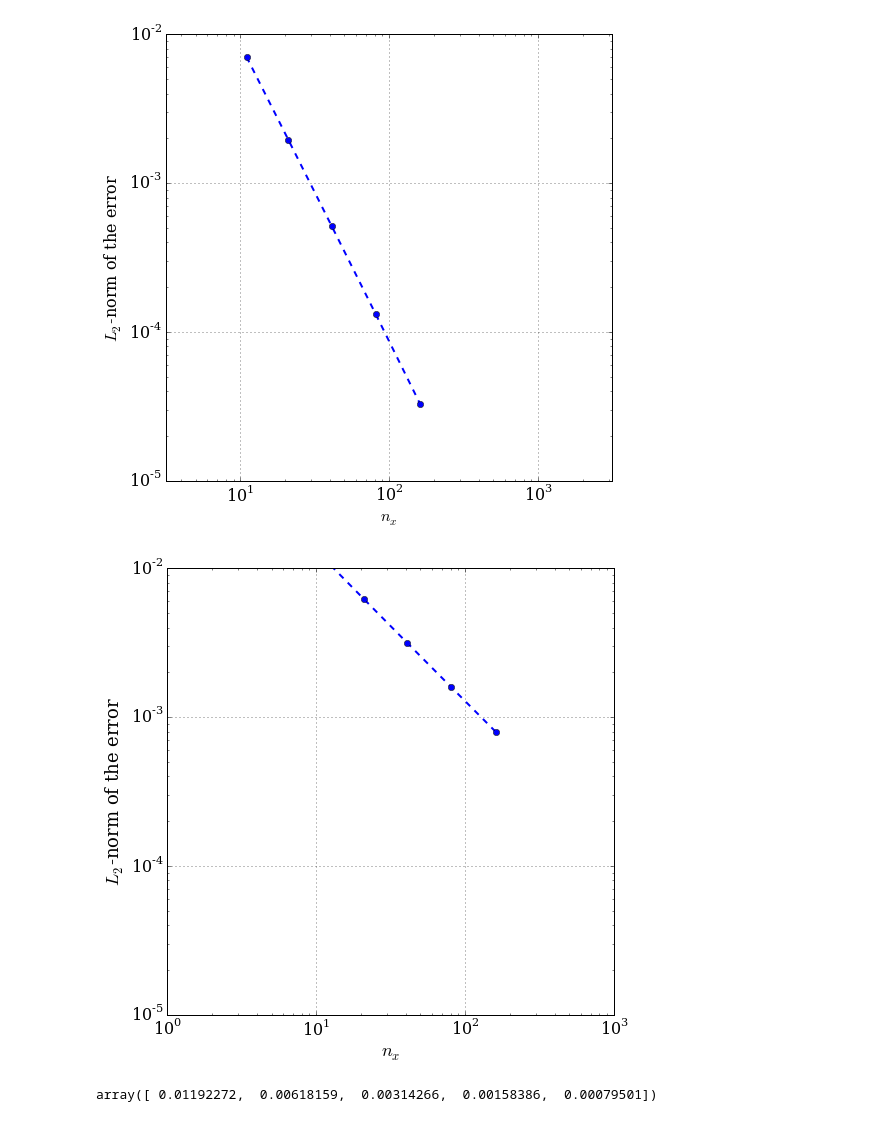
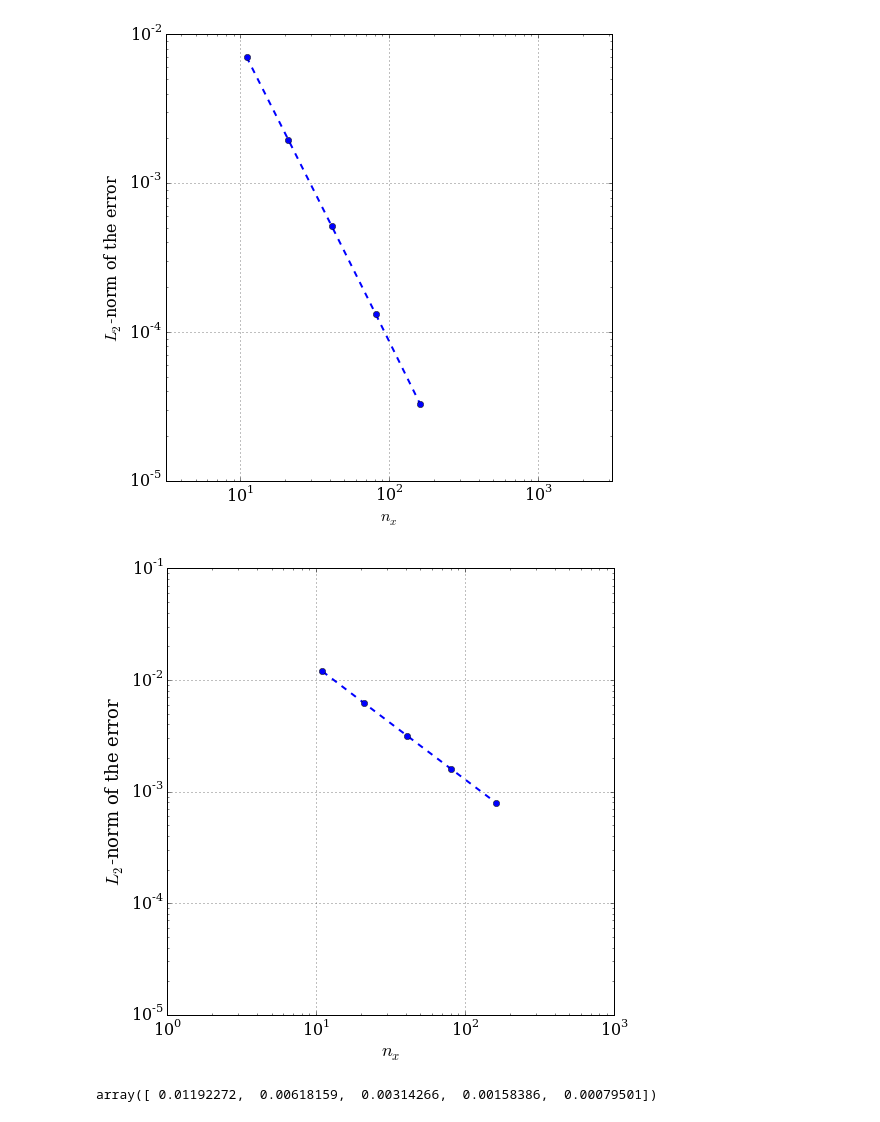
Before and after one commit to rbds/Numerical_Methods_working_folder, a Jupyter notebook: lessons/04_spreadout/04_05_Spreading_out_Solutions.ipynb, the cells around one changed output. Cells and saved outputs as stored; diff of their text form; code cells hidden in the pictures.

```diff
--- a/lessons/04_spreadout/04_05_Spreading_out_Solutions.ipynb
+++ b/lessons/04_spreadout/04_05_Spreading_out_Solutions.ipynb
@@ -276,13 +276,13 @@ for i, nx in enumerate(nx_values):
 # %%
 pyplot.figure(figsize=(8,8))
 pyplot.grid(True)
 pyplot.xlabel(r'$n_x$', fontsize=18)
 pyplot.ylabel(r'$L_2$-norm of the error', fontsize=18)
 pyplot.xlim(1, 1000)
-pyplot.ylim(1e-5, 1e-2)
+pyplot.ylim(1e-5, 1e-1)
 pyplot.loglog(nx_values, error, ls='--', lw=2, marker='o');
 # %% [output]
-[figure, old version]
+[figure, new version]
 # %%
 error
 # %% [output]
```
Also changed, not shown: 1 other file.
